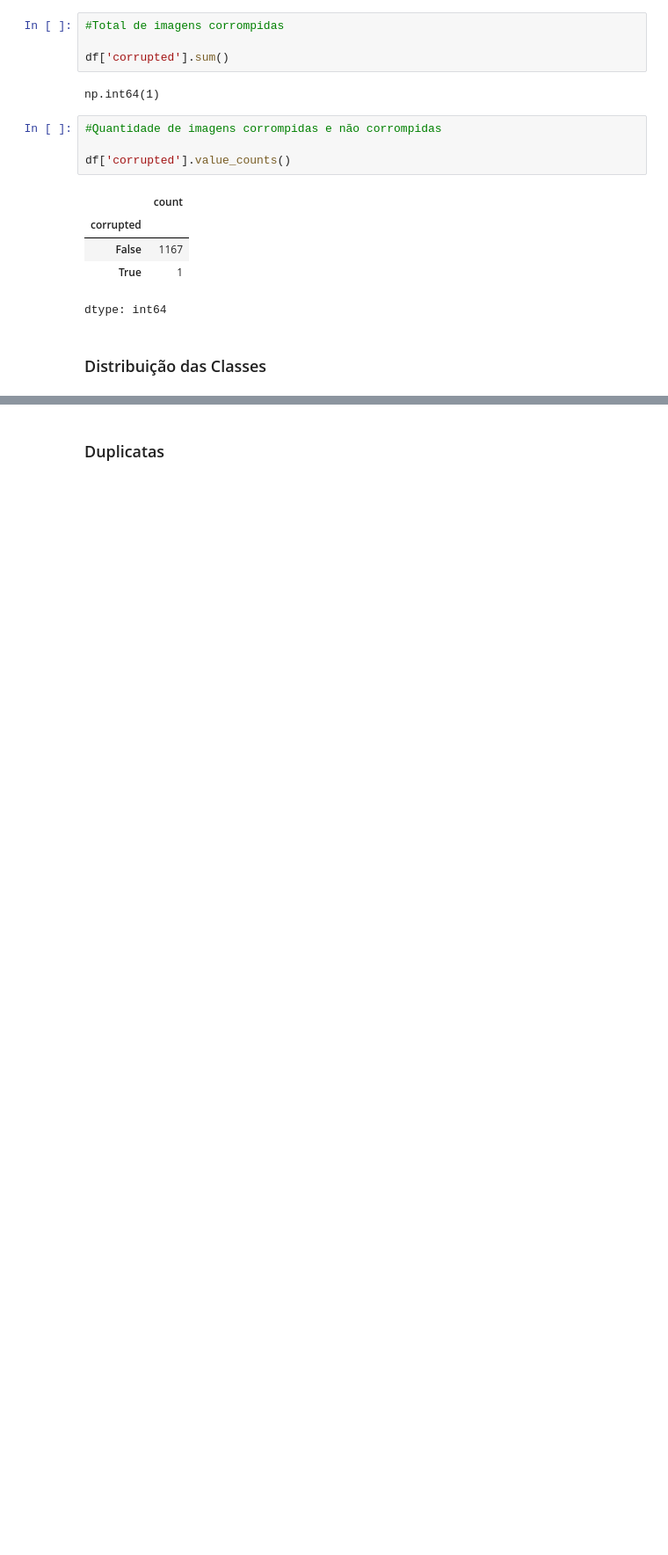
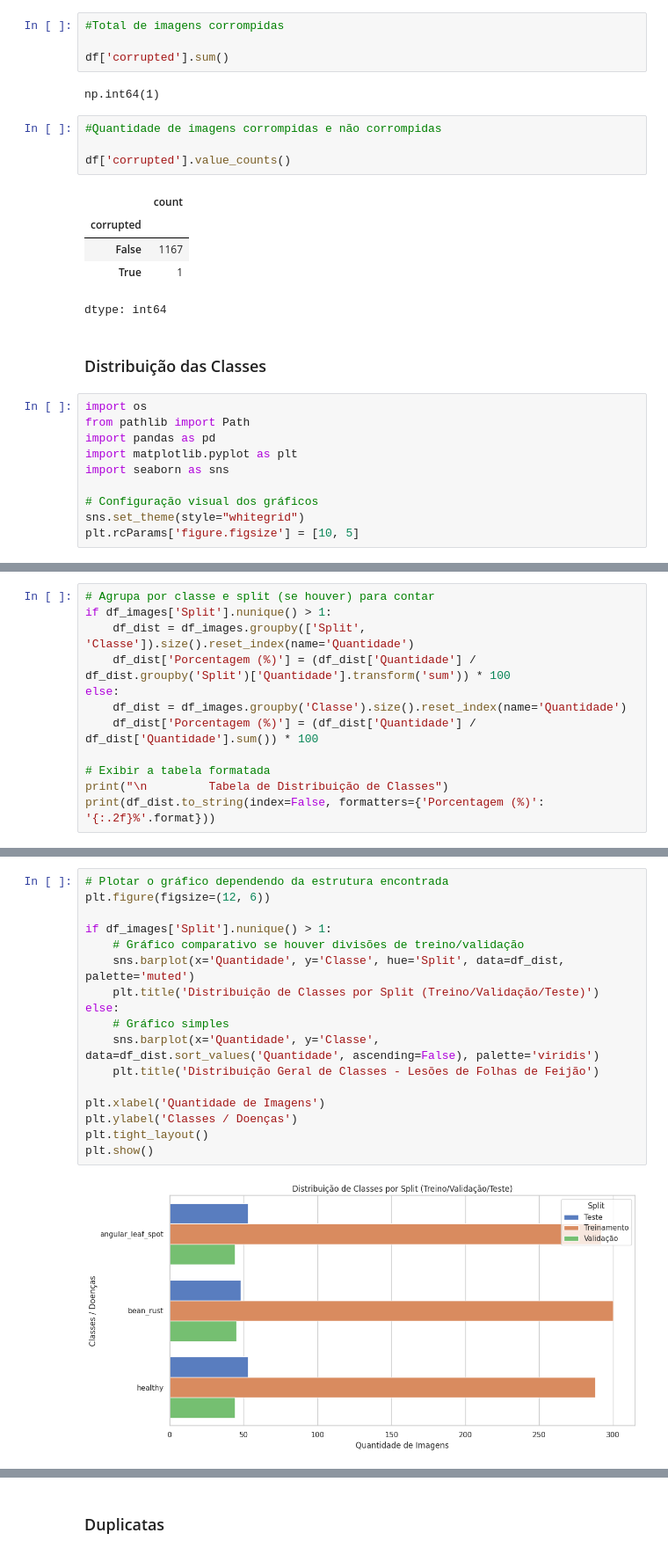
Before and after one commit to jaimejrs/avanti-bean-leaf-classification, a Jupyter notebook: squad_03_bean_leaf_classification_cris.ipynb, the cells around one changed output, grey strips where cells are left out. Shown at 88% size. Cells and saved outputs as stored; diff of their text form; blank space fills up the shorter version.

Commit message:
junção das distribuição das classes e duplicatas

```diff
--- a/squad_03_bean_leaf_classification_cris.ipynb
+++ b/squad_03_bean_leaf_classification_cris.ipynb
@@ -592,3 +587,13 @@ df['corrupted'].value_counts()
 dtype: int64
 # %% [markdown]
 ### Distribuição das Classes
+# %%
+import os
+from pathlib import Path
+import pandas as pd
+import matplotlib.pyplot as plt
+import seaborn as sns
+
+# Configuração visual dos gráficos
+sns.set_theme(style="whitegrid")
+plt.rcParams['figure.figsize'] = [10, 5]
@@ -594,0 +640,12 @@ dtype: int64
+# %%
+# Agrupa por classe e split (se houver) para contar
+if df_images['Split'].nunique() > 1:
+    df_dist = df_images.groupby(['Split', 'Classe']).size().reset_index(name='Quantidade')
+    df_dist['Porcentagem (%)'] = (df_dist['Quantidade'] / df_dist.groupby('Split')['Quantidade'].transform('sum')) * 100
+else:
+    df_dist = df_images.groupby('Classe').size().reset_index(name='Quantidade')
+    df_dist['Porcentagem (%)'] = (df_dist['Quantidade'] / df_dist['Quantidade'].sum()) * 100
+
+# Exibir a tabela formatada
+print("\n         Tabela de Distribuição de Classes")
+print(df_dist.to_string(index=False, formatters={'Porcentagem (%)': '{:.2f}%'.format}))
@@ -594,0 +664,19 @@ dtype: int64
+# %%
+# Plotar o gráfico dependendo da estrutura encontrada
+plt.figure(figsize=(12, 6))
+
+if df_images['Split'].nunique() > 1:
+    # Gráfico comparativo se houver divisões de treino/validação
+    sns.barplot(x='Quantidade', y='Classe', hue='Split', data=df_dist, palette='muted')
+    plt.title('Distribuição de Classes por Split (Treino/Validação/Teste)')
+else:
+    # Gráfico simples
+    sns.barplot(x='Quantidade', y='Classe', data=df_dist.sort_values('Quantidade', ascending=False), palette='viridis')
+    plt.title('Distribuição Geral de Classes - Lesões de Folhas de Feijão')
+
+plt.xlabel('Quantidade de Imagens')
+plt.ylabel('Classes / Doenças')
+plt.tight_layout()
+plt.show()
+# %% [output]
+[figure, added]
```
Also changed, not shown: parts of 14 cells of this notebook.
